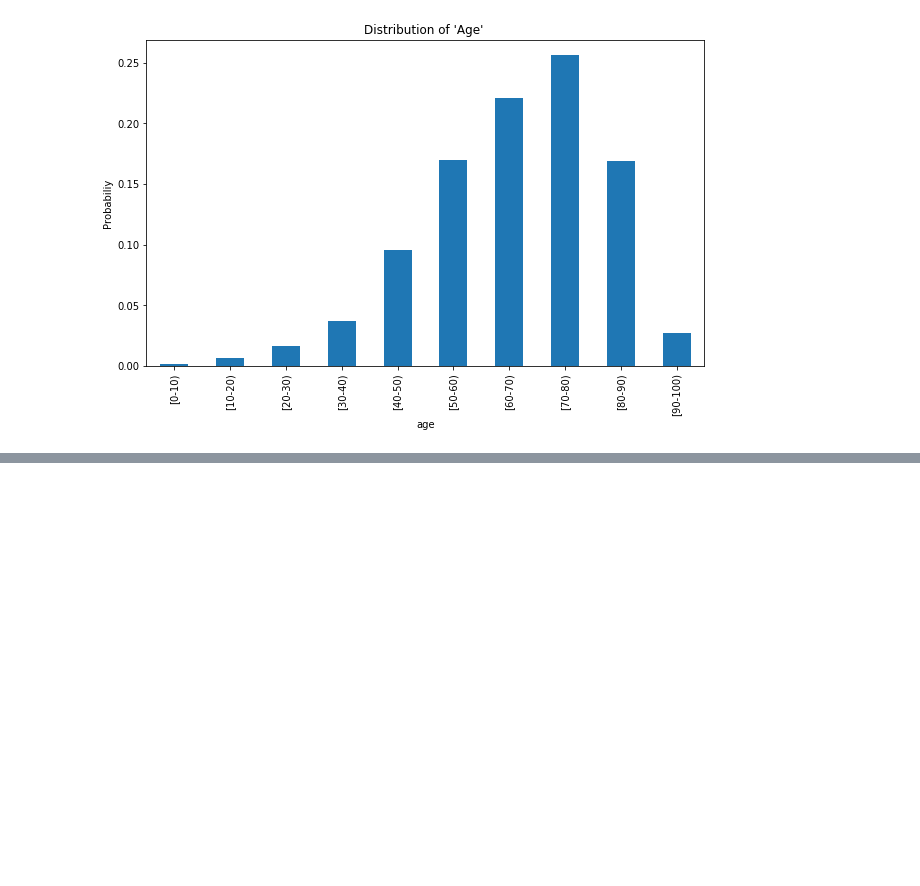
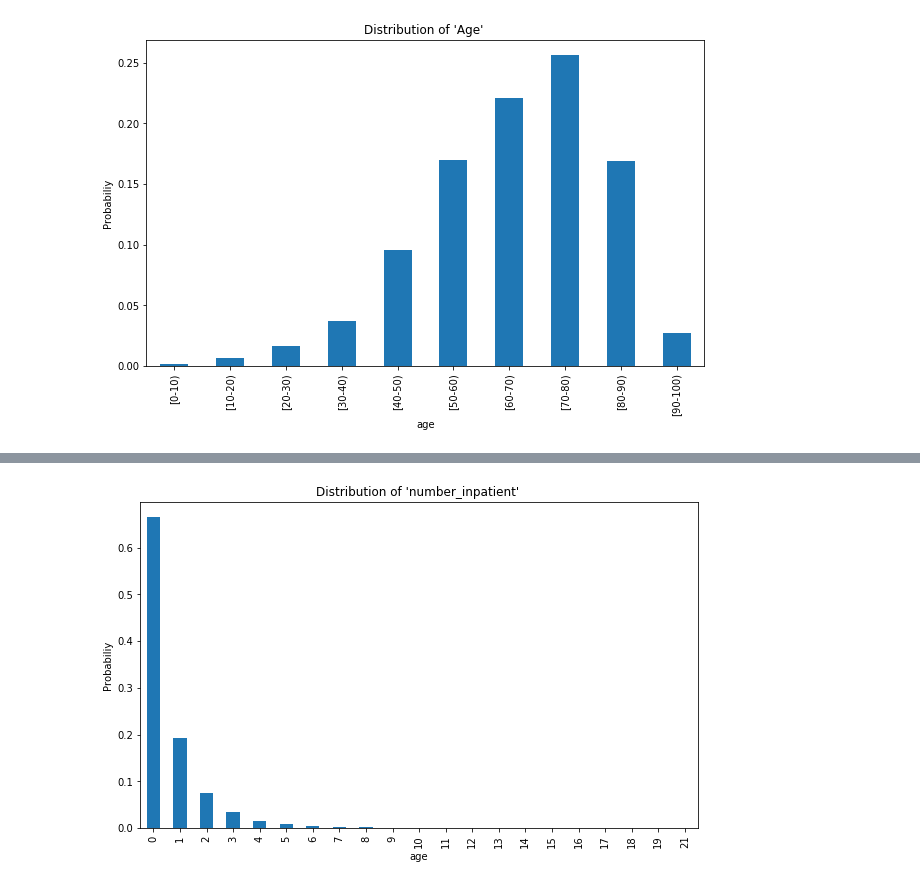
Before and after one commit to Skhu47/DVE, a Jupyter notebook: Diabetic_Data.ipynb, the cells around one changed output, grey strips where cells are left out. Drawn from its saved outputs; the diff is of its cells as text; code cells hidden in the pictures; blank space fills up the shorter version.

```diff
--- a/Diabetic_Data.ipynb
+++ b/Diabetic_Data.ipynb
@@ -674,0 +124,4 @@ ValueError: query data dimension must match training data dimension
+# %%
+bar_plot(df_selected_features, "number_inpatient", "Probabiliy", "age", "Distribution of 'number_inpatient' ")
+# %% [output]
+[figure, added]
```
Also changed, not shown: parts of 63 cells of this notebook.
